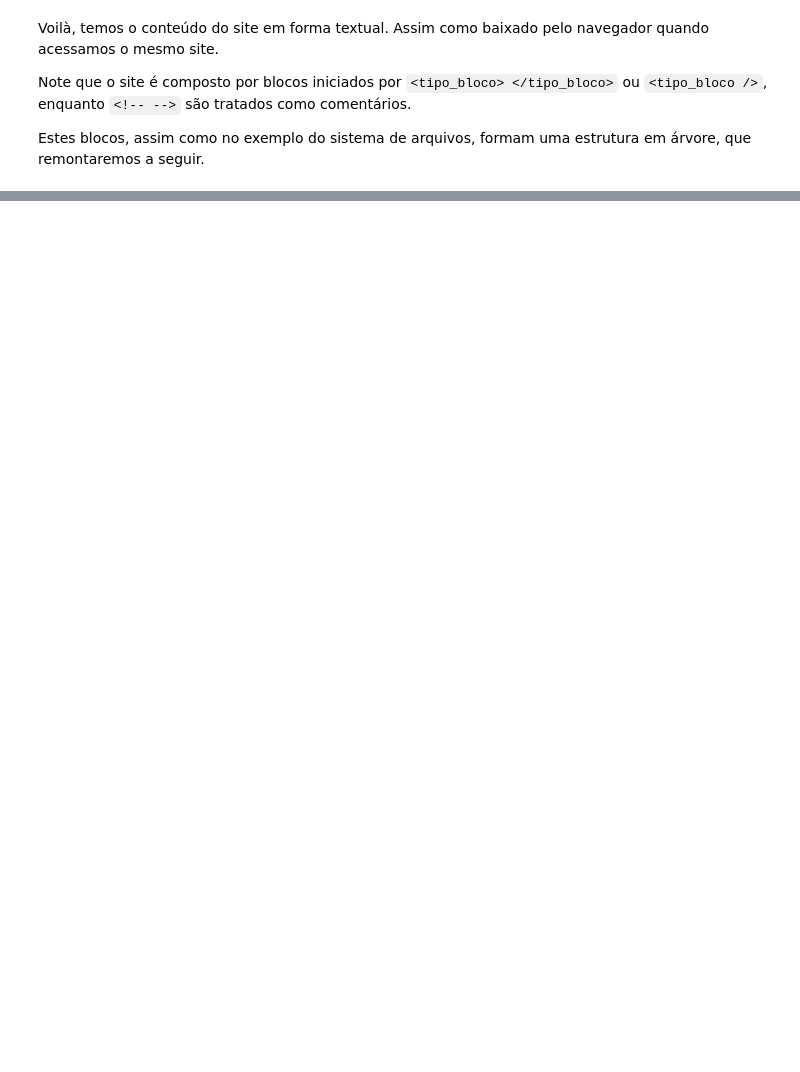
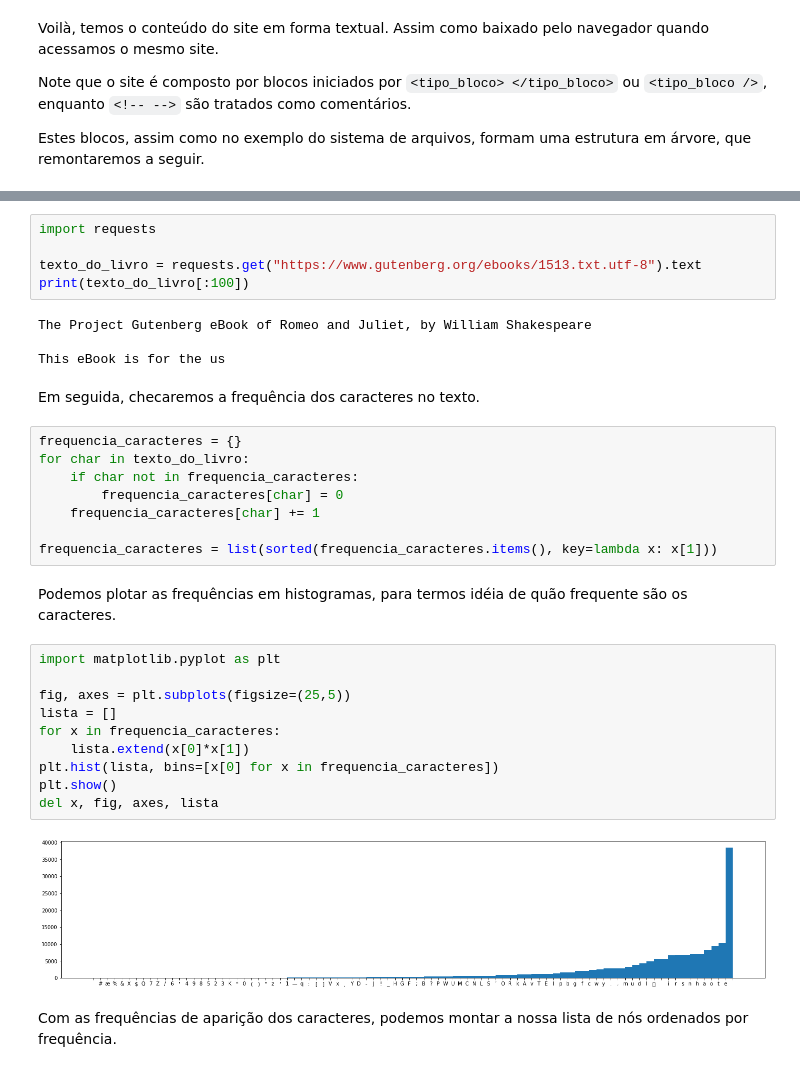
Before and after one commit to Gabrielcarvfer/Estrutura-de-dados-UnB, a Jupyter notebook: 08_arvores.ipynb, the cells around one changed output, grey strips where cells are left out. Drawn from its saved outputs; the diff is of its cells as text; blank space fills up the shorter version.

Commit message:
Adicionar exemplo de árvore para compressão de arquivos

```diff
--- a/08_arvores.ipynb
+++ b/08_arvores.ipynb
@@ -869,0 +885,35 @@ ImprimeArvoreHTML(arvore_html)
+# %%
+import requests
+
+texto_do_livro = requests.get("https://www.gutenberg.org/ebooks/1513.txt.utf-8").text
+print(texto_do_livro[:100])
+# %% [output]
+﻿The Project Gutenberg eBook of Romeo and Juliet, by William Shakespeare
+
+This eBook is for the us
+# %% [markdown]
+Em seguida, checaremos a frequência dos caracteres no texto.
+# %%
+frequencia_caracteres = {}
+for char in texto_do_livro:
+    if char not in frequencia_caracteres:
+        frequencia_caracteres[char] = 0
+    frequencia_caracteres[char] += 1
+
+frequencia_caracteres = list(sorted(frequencia_caracteres.items(), key=lambda x: x[1]))
+# %% [markdown]
+Podemos plotar as frequências em histogramas, para termos idéia de quão frequente são os caracteres.
+# %%
+import matplotlib.pyplot as plt
+
+fig, axes = plt.subplots(figsize=(25,5))
+lista = []
+for x in frequencia_caracteres:
+    lista.extend(x[0]*x[1])
+plt.hist(lista, bins=[x[0] for x in frequencia_caracteres])
+plt.show()
+del x, fig, axes, lista
+# %% [output]
+[figure, added]
+# %% [markdown]
+Com as frequências de aparição dos caracteres, podemos montar a nossa lista de nós ordenados por frequência.
```
Also changed, not shown: parts of 22 cells of this notebook.
